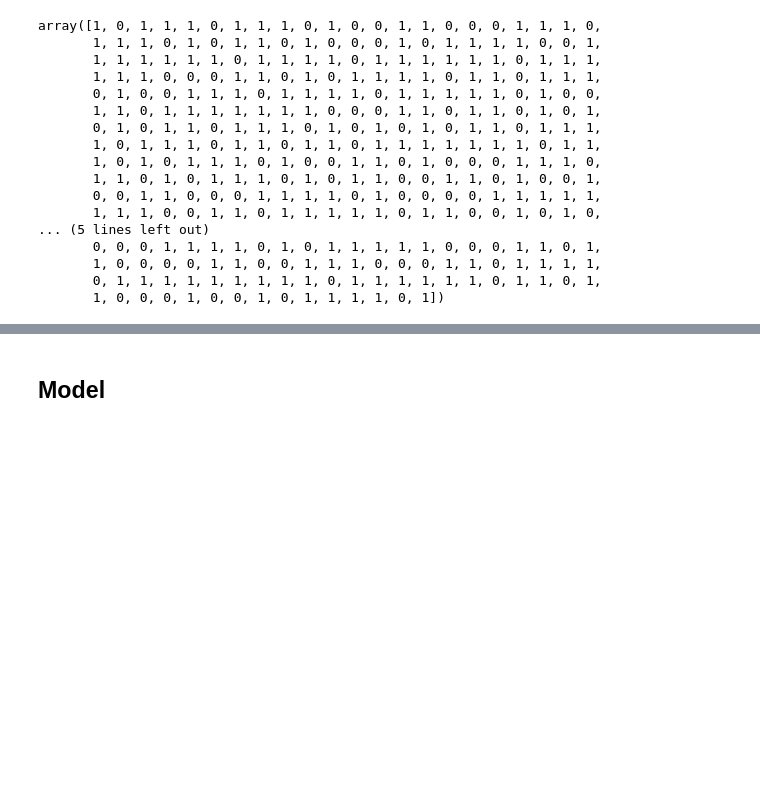
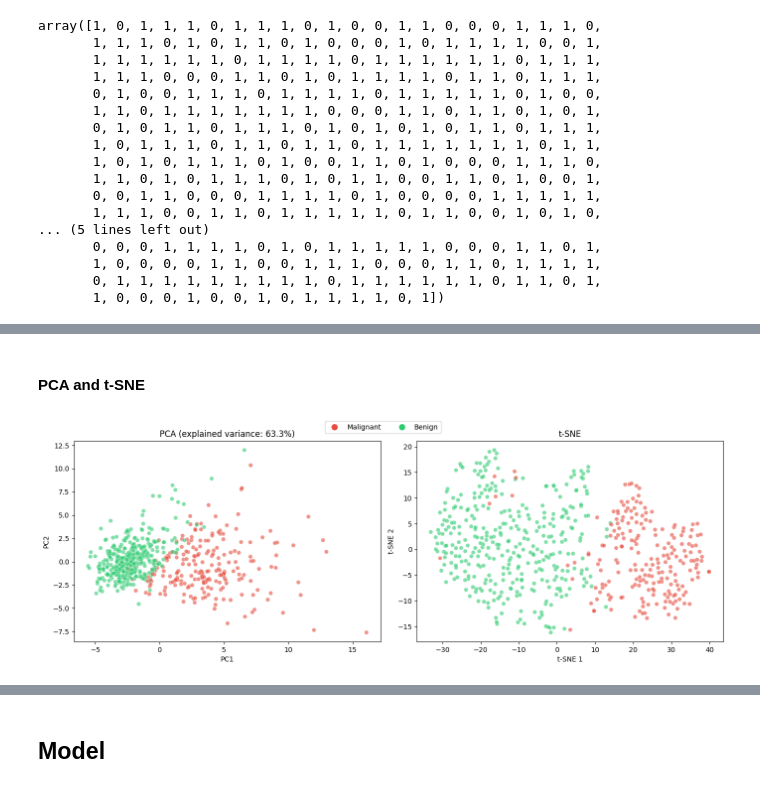
Before and after one commit to albipuliga/Cancer-Detection-Pytorch, a Jupyter notebook: src/nn.ipynb, the cells around one changed output, grey strips where cells are left out. Drawn from its saved outputs; the diff is of its cells as text; code cells hidden in the pictures; blank space fills up the shorter version.

```diff
--- a/src/nn.ipynb
+++ b/src/nn.ipynb
@@ -72,0 +145,38 @@ y_test_tensor = torch.from_numpy(y_test).float().unsqueeze(1)
+# %% [markdown]
+#### PCA and t-SNE
+# %%
+# Use the scaled training data for these projections
+X_scaled = scaler.transform(X)  # scale the full dataset for visualization
+
+fig, axes = plt.subplots(1, 2, figsize=(14, 5))
+colors = ['#e74c3c' if label == 0 else '#2ecc71' for label in y]
+
+# PCA
+pca = PCA(n_components=2)
+X_pca = pca.fit_transform(X_scaled)
+
+axes[0].scatter(X_pca[:, 0], X_pca[:, 1], c=colors, alpha=0.6, edgecolors='w', linewidth=0.5)
+axes[0].set_title(f'PCA (explained variance: {pca.explained_variance_ratio_.sum():.1%})')
+axes[0].set_xlabel('PC1')
+axes[0].set_ylabel('PC2')
+
+# t-SNE
+tsne = TSNE(n_components=2, random_state=42, perplexity=30)
+X_tsne = tsne.fit_transform(X_scaled)
+
+scatter = axes[1].scatter(X_tsne[:, 0], X_tsne[:, 1], c=colors, alpha=0.6, edgecolors='w', linewidth=0.5)
+axes[1].set_title('t-SNE')
+axes[1].set_xlabel('t-SNE 1')
+axes[1].set_ylabel('t-SNE 2')
+
+# Shared legend
+legend_elements = [
+    Line2D([0], [0], marker='o', color='w', markerfacecolor='#e74c3c', markersize=10, label='Malignant'),
+    Line2D([0], [0], marker='o', color='w', markerfacecolor='#2ecc71', markersize=10, label='Benign')
+]
+fig.legend(handles=legend_elements, loc='upper center', ncol=2, bbox_to_anchor=(0.5, 1.02))
+
+plt.tight_layout()
+plt.show()
+# %% [output]
+[figure, added]
```
Also changed, not shown: parts of 21 cells of this notebook, 1 other file.
